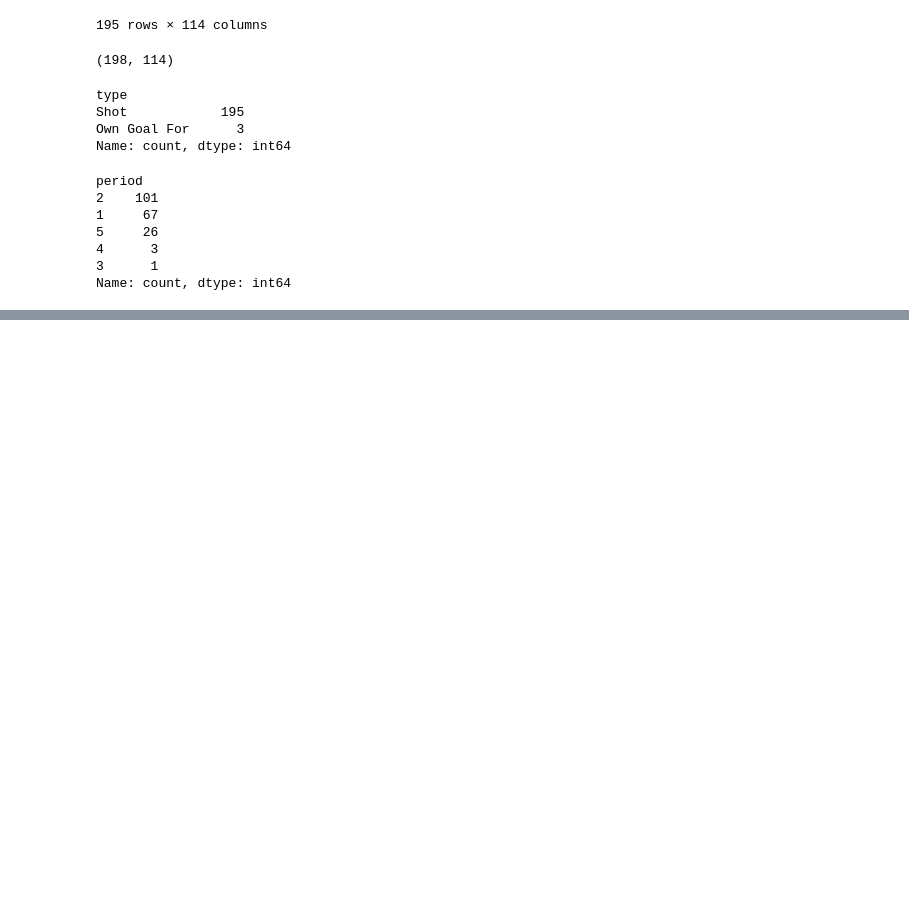
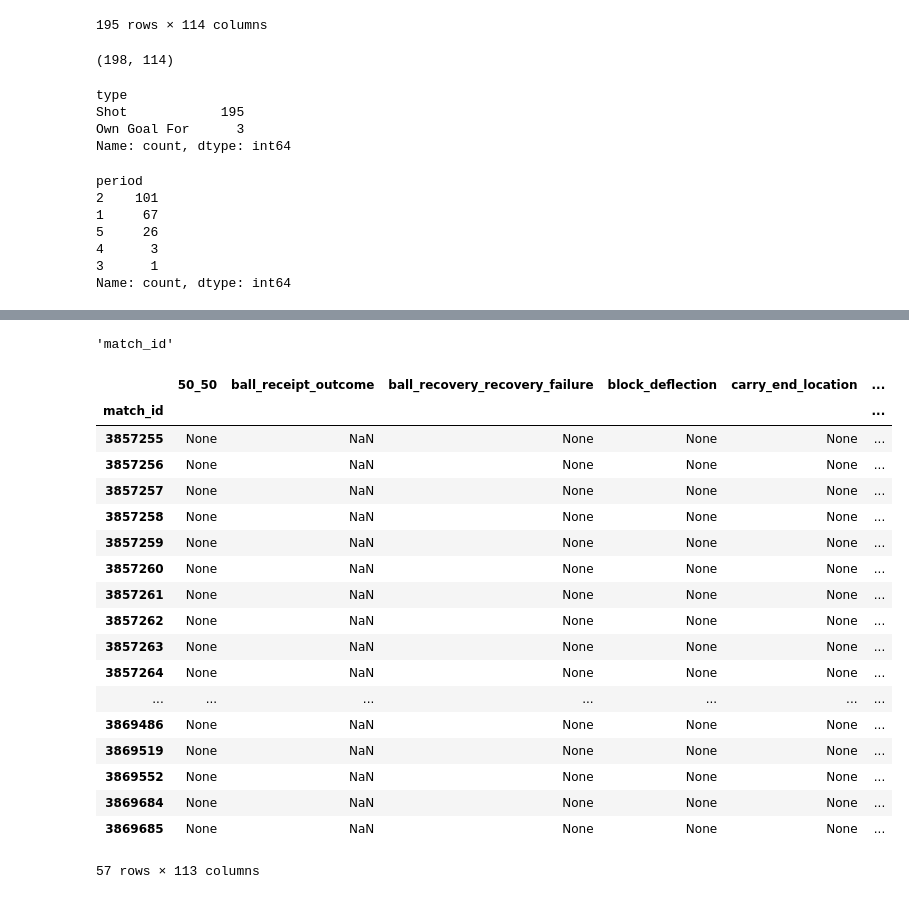
Before and after one commit to Akhilmehra22/analytics-portfolio, a Jupyter notebook: fifa/scoring-first-analysis.ipynb, the cells around one changed output, grey strips where cells are left out. Drawn from its saved outputs; the diff is of its cells as text; code cells hidden in the pictures; blank space fills up the shorter version.

```diff
--- a/fifa/scoring-first-analysis.ipynb
+++ b/fifa/scoring-first-analysis.ipynb
@@ -192,0 +249,4 @@ all_goals = all_goals[all_goals['period'].between(1,4)]
+# %%
+first_goals.index.name
+# %% [output]
+'match_id'
@@ -192,0 +255,22 @@ all_goals = all_goals[all_goals['period'].between(1,4)]
+# %%
+first_goals
+# %% [output]
+|  | 50_50 | ball_receipt_outcome | ball_recovery_recovery_failure | block_deflection | carry_end_location | ... |
+| match_id |  |  |  |  |  | ... |
+| 3857255 | None | NaN | None | None | None | ... |
+| 3857256 | None | NaN | None | None | None | ... |
+| 3857257 | None | NaN | None | None | None | ... |
+| 3857258 | None | NaN | None | None | None | ... |
+| 3857259 | None | NaN | None | None | None | ... |
+| 3857260 | None | NaN | None | None | None | ... |
+| 3857261 | None | NaN | None | None | None | ... |
+| 3857262 | None | NaN | None | None | None | ... |
+| 3857263 | None | NaN | None | None | None | ... |
+| 3857264 | None | NaN | None | None | None | ... |
+| ... | ... | ... | ... | ... | ... | ... |
+| 3869486 | None | NaN | None | None | None | ... |
+| 3869519 | None | NaN | None | None | None | ... |
+| 3869552 | None | NaN | None | None | None | ... |
+| 3869684 | None | NaN | None | None | None | ... |
+| 3869685 | None | NaN | None | None | None | ... |
+57 rows × 113 columns
```
Also changed, not shown: parts of 18 cells of this notebook.
